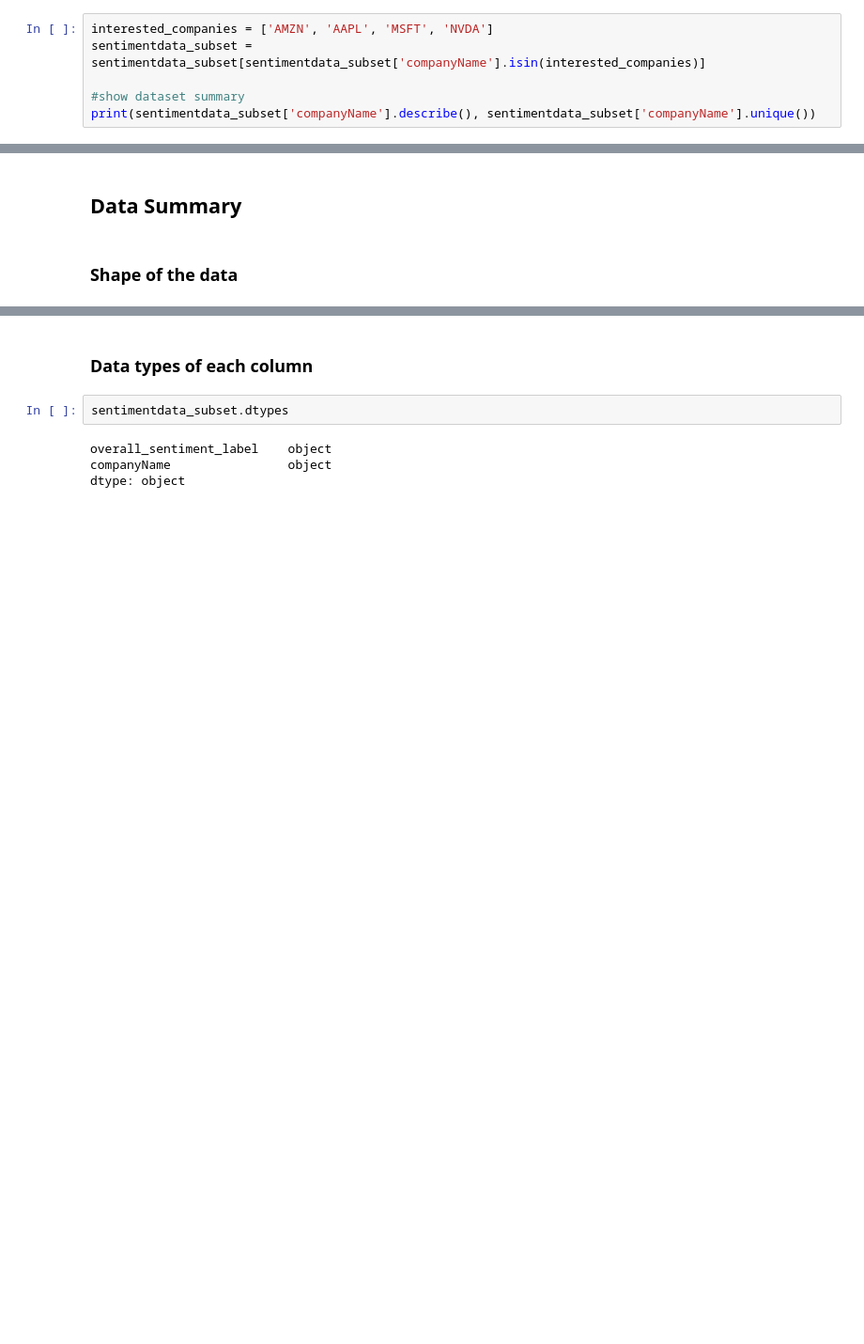
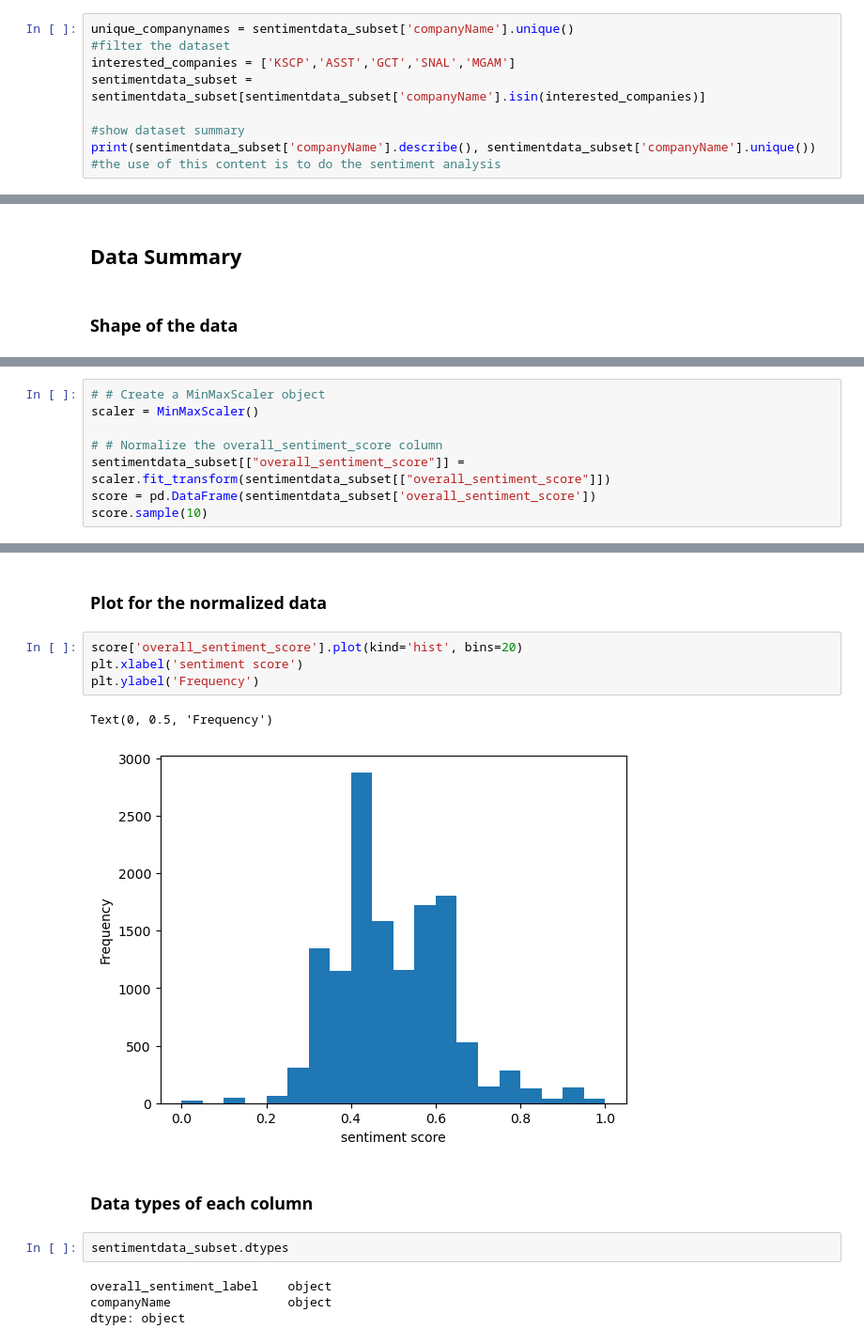
Before and after one commit to carefulDoppelganger/NotebookSamples, a Jupyter notebook: EDA/EDA.ipynb, the cells around one changed output, grey strips where cells are left out. Shown at 94% size. Cells and saved outputs as stored; diff of their text form; blank space fills up the shorter version.

```diff
--- a/EDA/EDA.ipynb
+++ b/EDA/EDA.ipynb
@@ -129,9 +108,12 @@ Name: companyName, dtype: object
 # %% [markdown]
 Filter the data based on companies of our interest:
 # %%
-interested_companies = ['AMZN', 'AAPL', 'MSFT', 'NVDA']
+unique_companynames = sentimentdata_subset['companyName'].unique()
+#filter the dataset
+interested_companies = ['KSCP','ASST','GCT','SNAL','MGAM']
 sentimentdata_subset = sentimentdata_subset[sentimentdata_subset['companyName'].isin(interested_companies)]
 
 #show dataset summary
 print(sentimentdata_subset['companyName'].describe(), sentimentdata_subset['companyName'].unique())
+#the use of this content is to do the sentiment analysis
 # %% [output]
@@ -173,0 +148,8 @@ Number of Columns: 2
+# %%
+# # Create a MinMaxScaler object
+scaler = MinMaxScaler()
+
+# # Normalize the overall_sentiment_score column
+sentimentdata_subset[["overall_sentiment_score"]] =  scaler.fit_transform(sentimentdata_subset[["overall_sentiment_score"]])
+score = pd.DataFrame(sentimentdata_subset['overall_sentiment_score'])
+score.sample(10)
@@ -174,3 +173,12 @@ Number of Columns: 2
+# %% [markdown]
+### Plot for the normalized data
+# %%
+score['overall_sentiment_score'].plot(kind='hist', bins=20)
+plt.xlabel('sentiment score')
+plt.ylabel('Frequency')
+# %% [output]
+Text(0, 0.5, 'Frequency')
+[figure, added]
 # %% [markdown]
 ### Data types of each column
 # %%
```
Also changed, not shown: parts of 27 cells of this notebook, 5 other files.
